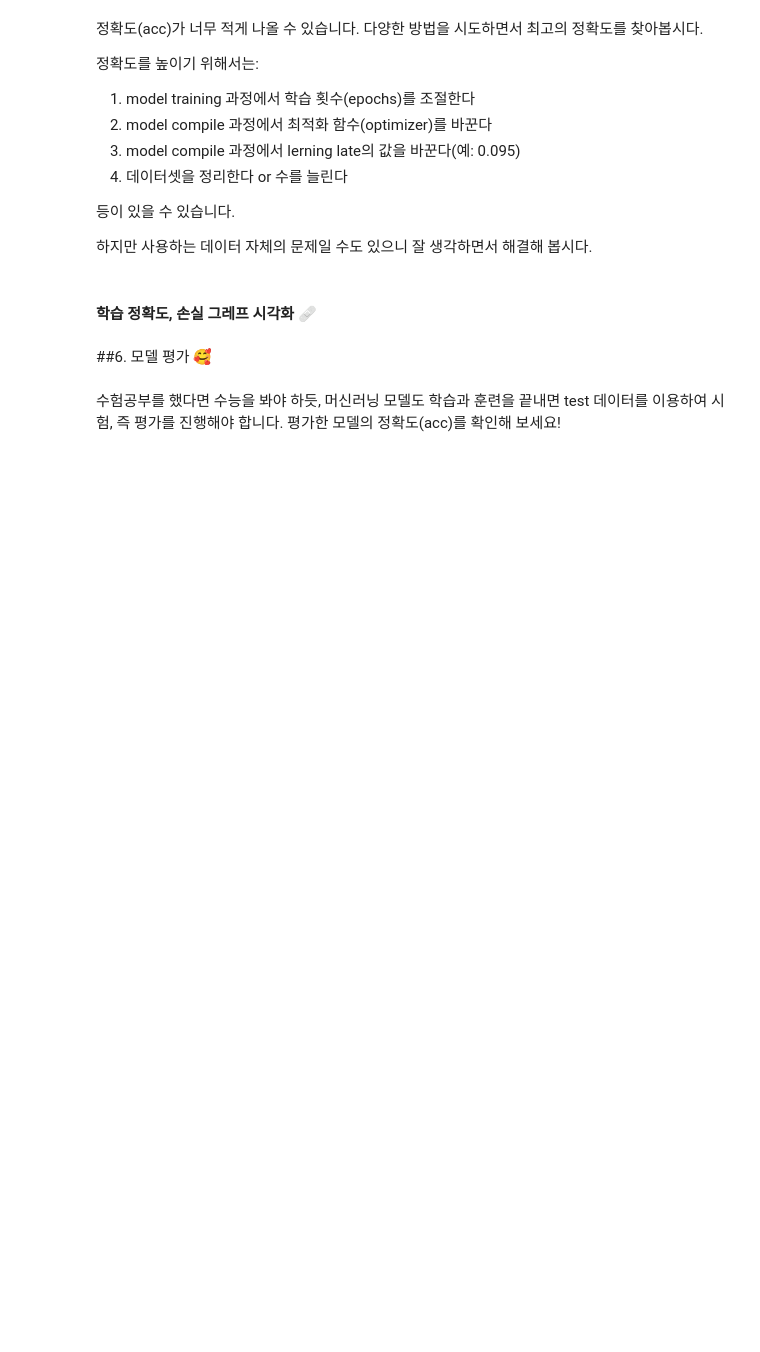
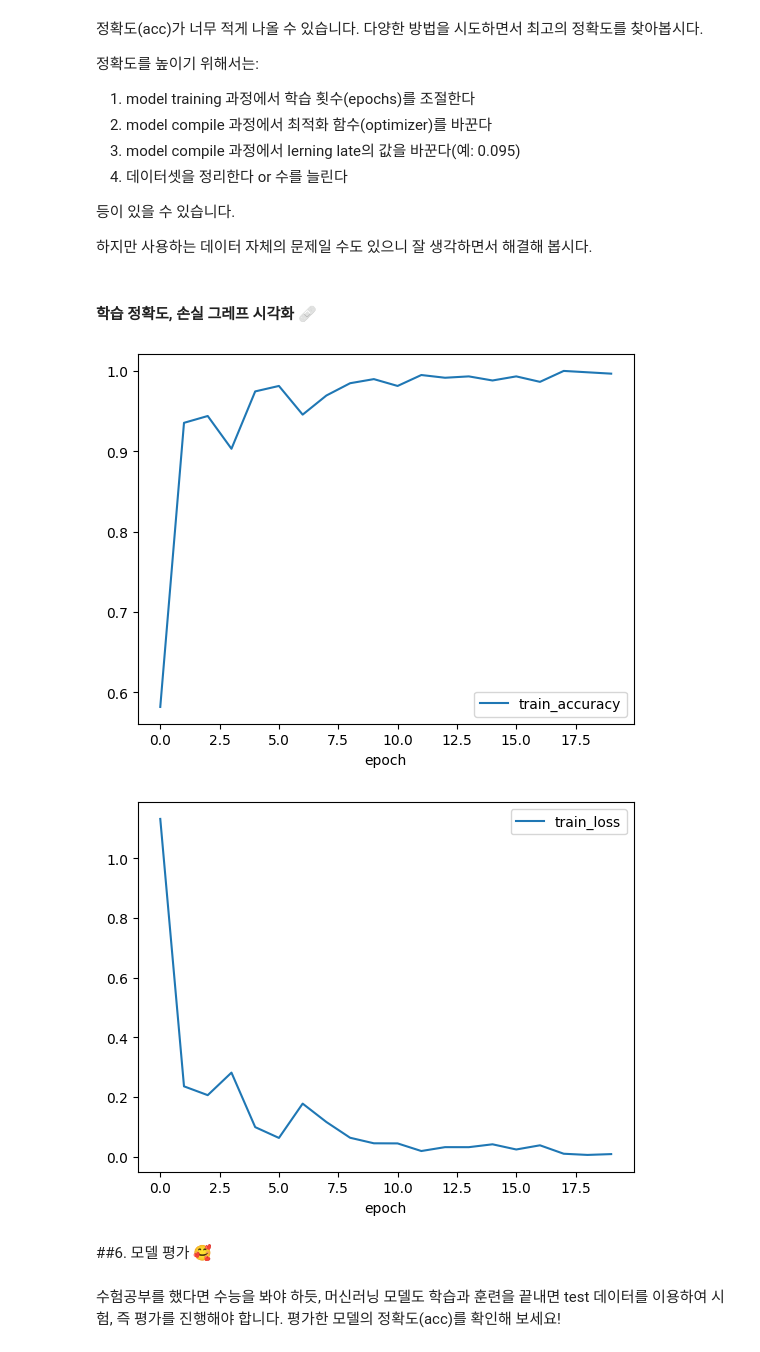
Before and after one commit to LUPRWEST/machine-learning, a Jupyter notebook: reCAPTCHA.ipynb, the cells around one changed output. Saved outputs shown, nothing was run; the diff lists cells and outputs as text; code cells hidden in the pictures; blank space fills up the shorter version.

```diff
--- a/reCAPTCHA.ipynb
+++ b/reCAPTCHA.ipynb
@@ -238,7 +311,7 @@ model.summary()
 # %%
 # model compile
 model.compile(loss= 'categorical_crossentropy',
-              optimizer= Adam(learning_rate = 0.01),
+              optimizer= SGD(learning_rate = 0.01),
               metrics=['accuracy'])
 # %% [markdown]
 ##5. 모델 학습 ⌚
@@ -264,4 +337,4 @@ history = model.fit(train_set, validation_data = test_set, epochs = ###, callbac
 # %%
 # model training
 
-history = model.fit(train_set, epochs = 50)
+history = model.fit(train_set, epochs = 10)
@@ -269,4 +363,4 @@ history = model.fit(train_set, epochs = 50)
 # model training (early stop)
 
 early_stop = keras.callbacks.EarlyStopping(monitor='val_loss', patience=10)
-history = model.fit(train_set, validation_data = test_set, epochs = 50, callbacks=[early_stop])
+history = model.fit(train_set, validation_data = test_set, epochs = 20, callbacks=[early_stop])
@@ -273,3 +386,7 @@ history = model.fit(train_set, validation_data = test_set, epochs = 50, callback
+# %%
+#보충용 train
+early_stop = keras.callbacks.EarlyStopping(monitor='val_loss', patience=10)
+history = model.fit(train_set, validation_data = test_set, epochs = 20, callbacks=[early_stop])
 # %% [markdown]
 정확도(acc)가 너무 적게 나올 수 있습니다. 다양한 방법을 시도하면서 최고의 정확도를 찾아봅시다.
 
@@ -288,15 +405,18 @@ history = model.fit(train_set, validation_data = test_set, epochs = 50, callback
 # %%
 plt.figure(1)
 plt.xlabel('epoch')
-plt.plot(history.history['accuracy'], label='training_accuracy')
+plt.plot(history.history['accuracy'], label='train_accuracy')
 plt.legend()
 plt.show()
 
 plt.figure(2)
 plt.xlabel('epoch')
-plt.plot(history.history['loss'], label='training_loss')
+plt.plot(history.history['loss'], label='train_loss')
 plt.legend()
 plt.show()
+# %% [output]
+[figure, added]
+[figure, added]
 # %% [markdown]
 ##6. 모델 평가 🥰
 # %% [markdown]
```
Also changed, not shown: parts of 18 cells of this notebook.
